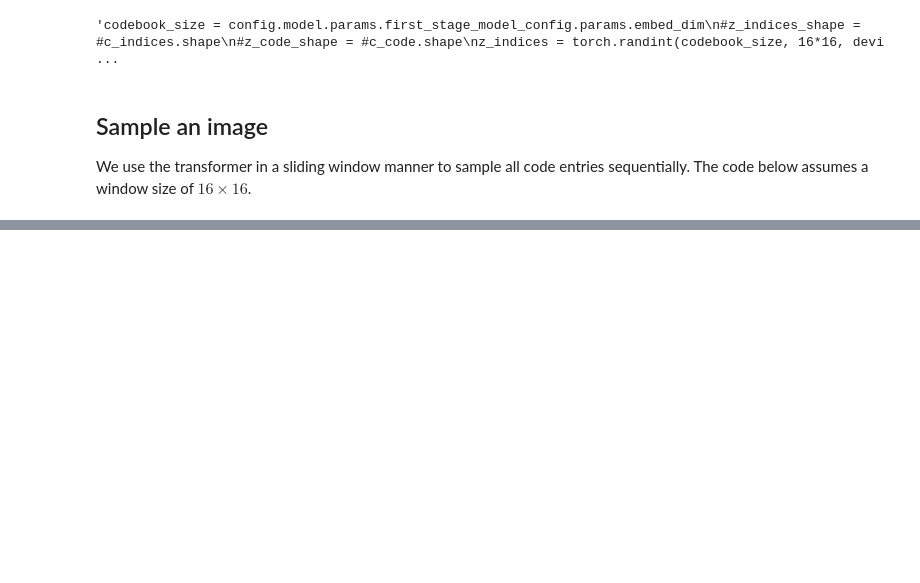
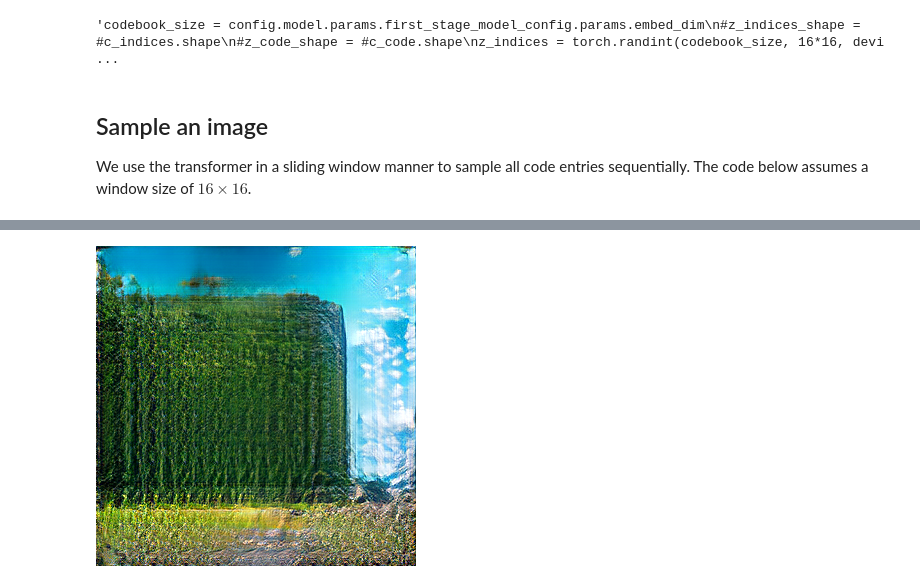
Before and after one commit to cyj407/VQ-I2I, a Jupyter notebook: autoregressive_show.ipynb, the cells around one changed output, grey strips where cells are left out. Drawn from its saved outputs; the diff is of its cells as text; code cells hidden in the pictures; blank space fills up the shorter version.

Commit message:
transformer with coordinate condition

```diff
--- a/autoregressive_show.ipynb
+++ b/autoregressive_show.ipynb
@@ -152,8 +130,8 @@ img = np.eye(256)[img]
 img = torch.tensor(img.transpose(2,0,1)[None]).to(dtype=torch.float32, device=model.device)'''
 
 root = '/home/jenny870207/data/{}'.format(dataset)
-validation_data = dataset_single(root, 'train', 'B', img_size, img_size, flip=False)
-test_loader = DataLoader(validation_data, batch_size=1, shuffle=False, pin_memory=True)
+validation_data = dataset_single(root, 'train', 'A', img_size, img_size, flip=False)
+test_loader = DataLoader(validation_data, batch_size=1, shuffle=True, pin_memory=True)
 img = next(iter(test_loader))
 img = img.to(device)
 print(img.shape)
@@ -240,76 +187,102 @@ plt.imshow(tensor2im(img))
 from IPython.display import clear_output
 import time
 
-z_code, z_indices, style = model.encode_to_z(img, 0)
+
+original_size = 16
+size = 20
+
+window_size = 6
+#int(window_size/2)
+
+z_code, z_indices, style = model.encode_to_z(img, 1)
 z_code_shape = z_code.shape
+#print('z_code_shape: ', z_code_shape)
+z_indices_shape = z_indices.shape
 #print(z_code.shape)
 
-style = model.first_stage_model.encode_style(img, 0)
+style = model.first_stage_model.encode_style(img, 1)
 
-idx = z_indices
-#print(idx.shape)
-idx = idx.reshape(z_code_shape[0],z_code_shape[2],z_code_shape[3])
-#print(idx.shape)
+codebook_size = 512
 
-# cidx = c_indices
-# cidx = cidx.reshape(c_code.shape[0],c_code.shape[2],c_code.shape[3])
+z_random = torch.randint(codebook_size, (size*size,)).to(device)
+z_random = z_random.reshape(z_code_shape[0], size, size)
+z_random[:, :original_size, :original_size] = z_indices.reshape(z_code_shape[0], original_size, original_size)
+
+idx = z_random
+#idx = z_indices
+idx = idx.reshape(z_code_shape[0],size,size)
+
+
+coordinate = np.arange(size*size).reshape(size,size,1)/(size*size)
+coordinate = torch.from_numpy(coordinate)
+c = model.get_c(coordinate)
+c = torch.squeeze(c, 1)
+cidx = c.to(device)
+cidx = cidx.to(dtype=torch.long)
 
 temperature = 1.0
-top_k = 100
+top_k = None#100
 update_every = 50
 
 start_t = time.time()
 for i in range(0, z_code_shape[2]-0):
-  if i <= 2:
+  if i <= int(window_size/2):
     local_i = i
-  elif z_code_shape[2]-i < 2:
-    local_i = 4-(z_code_shape[2]-i)
+  elif z_code_shape[2]-i < int(window_size/2):
+    local_i = window_size-(z_code_shape[2]-i)
   else:
-    local_i = 2
+    local_i = int(window_size/2)
   for j in range(0,z_code_shape[3]-0):
-    if j <= 2:
+    if j <= int(window_size/2):
       local_j = j
-    elif z_code_shape[3]-j < 2:
-      local_j = 4-(z_code_shape[3]-j)
+    elif z_code_shape[3]-j < int(window_size/2):
+      local_j = window_size-(z_code_shape[3]-j)
     else:
-      local_j = 2
+      local_j = int(window_size/2)
 
     i_start = i-local_i
-    i_end = i_start+4
+    i_end = i_start + window_size
     j_start = j-local_j
-    j_end = j_start+4
+    j_end = j_start + window_size
 
     patch = idx[:,i_start:i_end,j_start:j_end]
-    #print(patch.shape)
     patch = patch.reshape(patch.shape[0],-1)
-    # cpatch = cidx[:, i_start:i_end, j_start:j_end]
-    # cpatch = cpatch.reshape(cpatch.shape[0], -1)
-    # patch = torch.cat((cpatch, patch), dim=1)
-    logits,_ = model.transformer(patch) #[:,:-1]
-    #logits = logits[:, -256:, :]
-    logits = logits.reshape(z_code_shape[0],4,4,-1)
+    cpatch = cidx[:, i_start:i_end, j_start:j_end]
+    cpatch = cpatch.reshape(cpatch.shape[0], -1)
+
+    patch = torch.cat((cpatch, patch), dim=1)
+    logits,_ = model.transformer(patch[:,:-1]) #[:,:-1]
+
+
+    #print(logits.shape)
+    logits = logits[:, -window_size*window_size:, :]
+    logits = logits.reshape(z_code_shape[0],window_size,window_size,-1)
+    #print(logits.shape)
     logits = logits[:,local_i,local_j,:]
+    #print(logits.shape)
 
     logits = logits/temperature
 
     if top_k is not None:
       logits = model.top_k_logits(logits, top_k)
 
     probs = torch.nn.functional.softmax(logits, dim=-1)
     idx[:,i,j] = torch.multinomial(probs, num_samples=1)
 
-    step = i*z_code_shape[3]+j
+
+    '''step = i*z_code_shape[3]+j
     if step%update_every==0 or step==z_code_shape[2]*z_code_shape[3]-1:
 
-      '''idx = model.permuter(idx, reverse=True)
-      bhwc = (z_code_shape[0],z_code_shape[2],z_code_shape[3],z_code_shape[1])
-      quant_z = model.first_stage_model.quantize.get_codebook_entry(
-          idx.reshape(-1), shape=bhwc)'''
 
       x_sample = model.decode_to_img(idx, z_code_shape, style, 0)
       #clear_output()
       print(f"Time: {time.time() - start_t} seconds")
       print(f"Step: ({i},{j}) | Local: ({local_i},{local_j}) | Crop: ({i_start}:{i_end},{j_start}:{j_end})")
 
-      show_image(x_sample)
+      show_image(x_sample)'''
+
+x_sample = model.decode_to_img(idx, (1, codebook_size, size, size), style, 1)
+show_image(x_sample)
+plt.imshow(tensor2im(img))
 # %% [output]
+[figure, new version]
```
Also changed, not shown: parts of 6 cells of this notebook, 2 other files.
